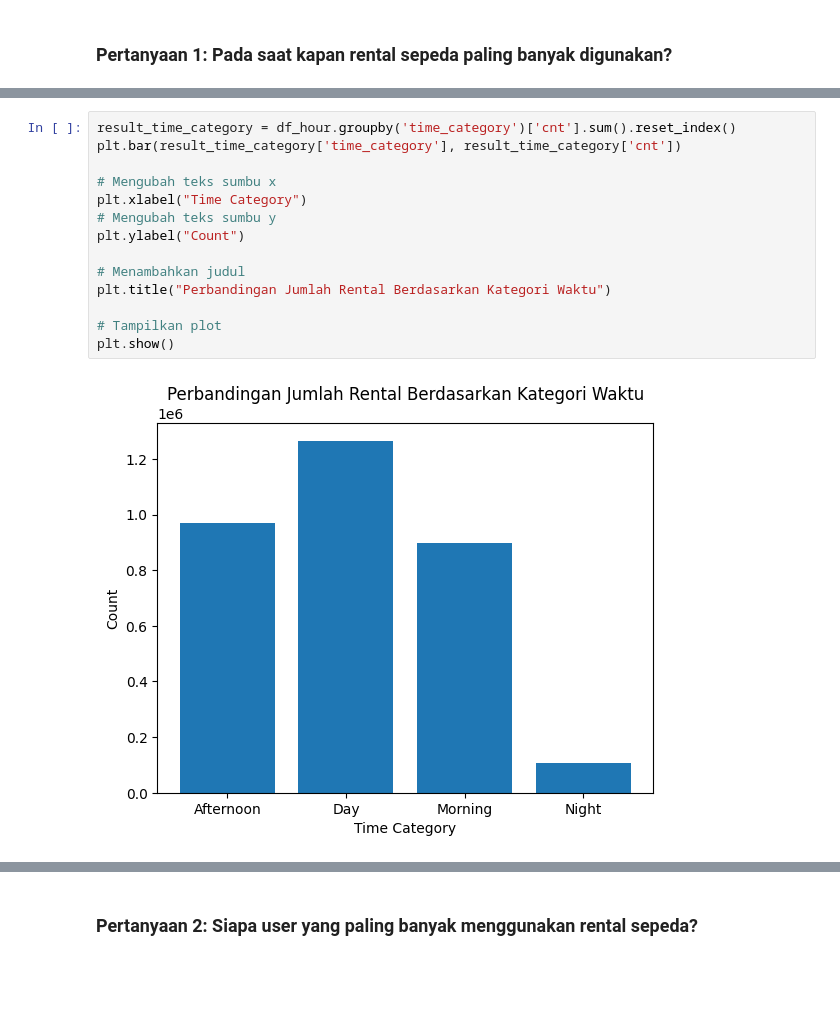
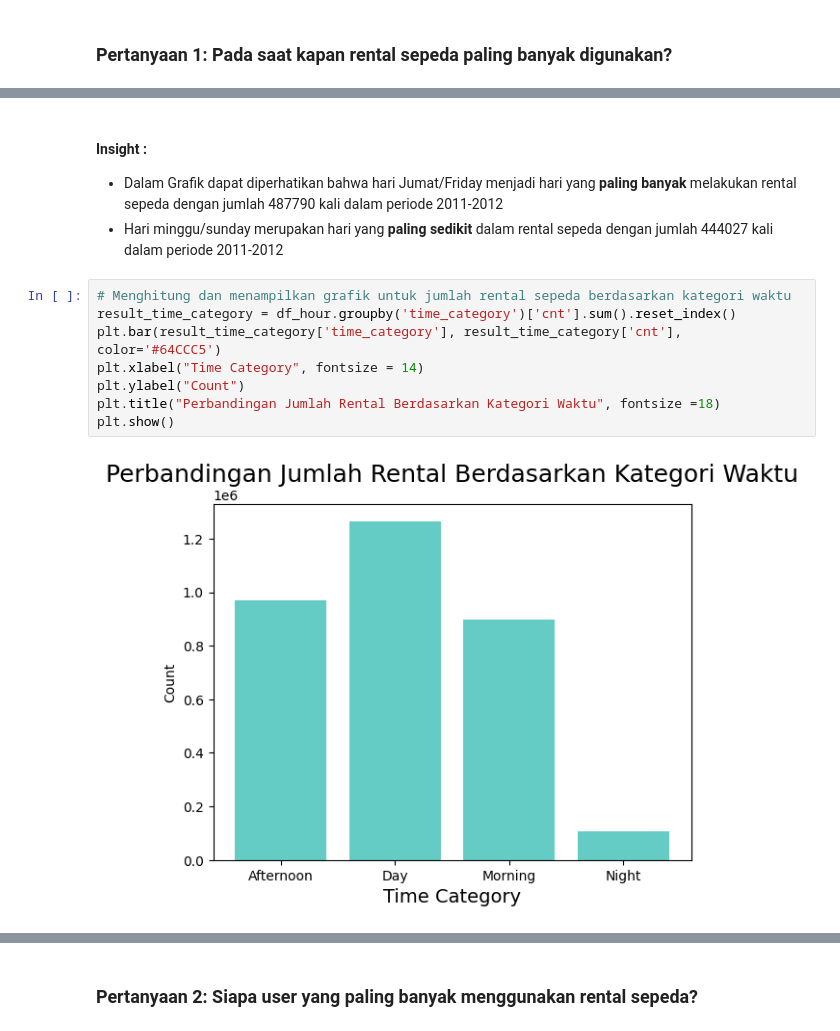
Before and after one commit to yeremiayospane/Project-Data-Analisis-Dicoding, a Jupyter notebook: project.ipynb, the cells around one changed output, grey strips where cells are left out. Cells and saved outputs as stored; diff of their text form; blank space fills up the shorter version.

```diff
--- a/project.ipynb
+++ b/project.ipynb
@@ -418,16 +447,15 @@ result_day_name
+# %% [markdown]
+#### Insight :
+
+- Dalam Grafik dapat diperhatikan bahwa hari Jumat/Friday menjadi hari yang **paling banyak** melakukan rental sepeda dengan jumlah 487790 kali dalam periode 2011-2012
+- Hari minggu/sunday merupakan hari yang **paling sedikit** dalam rental sepeda dengan jumlah 444027 kali dalam periode 2011-2012
 # %%
+# Menghitung dan menampilkan grafik untuk jumlah rental sepeda berdasarkan kategori waktu
 result_time_category = df_hour.groupby('time_category')['cnt'].sum().reset_index()
-plt.bar(result_time_category['time_category'], result_time_category['cnt'])
-
-# Mengubah teks sumbu x
-plt.xlabel("Time Category")
-# Mengubah teks sumbu y
+plt.bar(result_time_category['time_category'], result_time_category['cnt'], color='#64CCC5')
+plt.xlabel("Time Category", fontsize = 14)
 plt.ylabel("Count")
-
-# Menambahkan judul
-plt.title("Perbandingan Jumlah Rental Berdasarkan Kategori Waktu")
-
-# Tampilkan plot
+plt.title("Perbandingan Jumlah Rental Berdasarkan Kategori Waktu", fontsize =18)
 plt.show()
 # %% [output]
-[figure, old version]
+[figure, new version]
```
Also changed, not shown: parts of 71 cells of this notebook.
